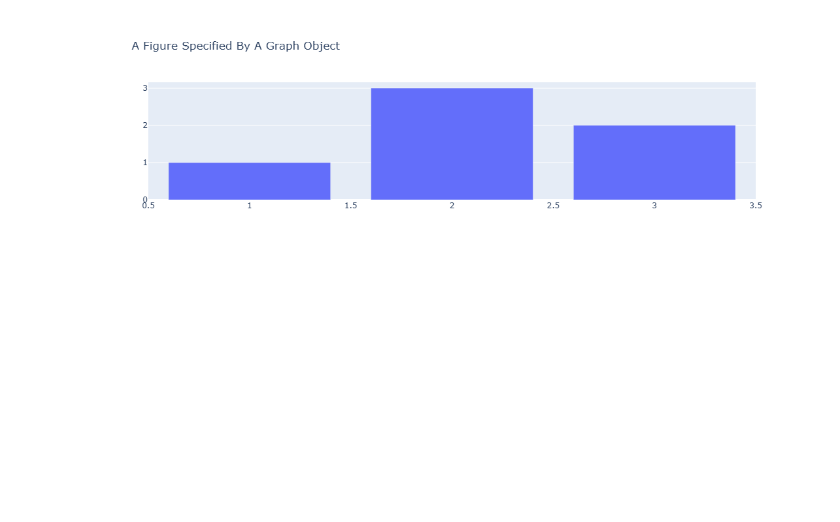
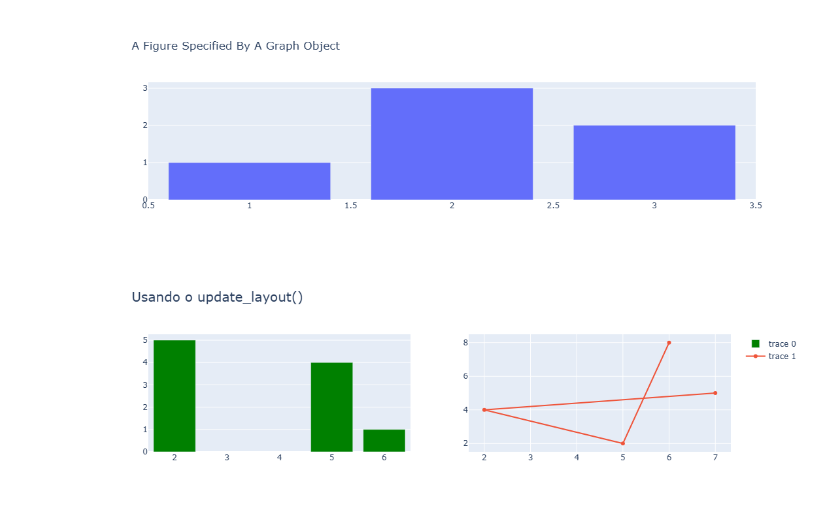
Before and after one commit to dev-DaviGuerra/Plotly, a Jupyter notebook: Plotly.ipynb, the cells around one changed output. Saved outputs shown, nothing was run; the diff lists cells and outputs as text; code cells hidden in the pictures; blank space fills up the shorter version.

Commit message:
Make subplots

```diff
--- a/Plotly.ipynb
+++ b/Plotly.ipynb
@@ -13,3 +13,15 @@ fig = go.Figure(
 fig.show()
 # %% [output]
 [figure]
+# %%
+from plotly.subplots import make_subplots
+
+fig = make_subplots(rows=1, cols=2)
+
+fig.add_trace(go.Bar(y=[1, 4, 5], x=[6, 5, 2], marker_color='green'), row=1, col=1)
+fig.add_trace(go.Scatter(y=[8, 2, 4, 5], x=[6, 5, 2, 7]), row=1, col=2)
+
+fig.update_layout(title_text='Usando o update_layout()', title_font_size=20)
+fig.show()
+# %% [output]
+[figure, added]
```
